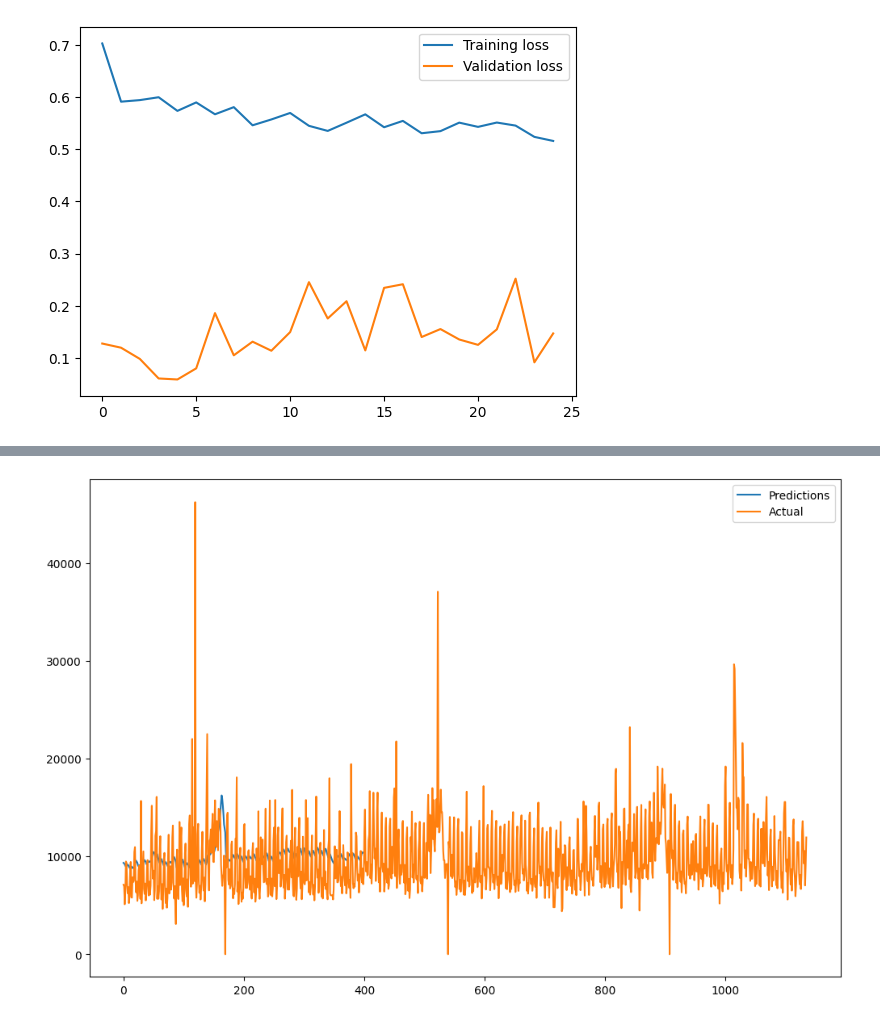
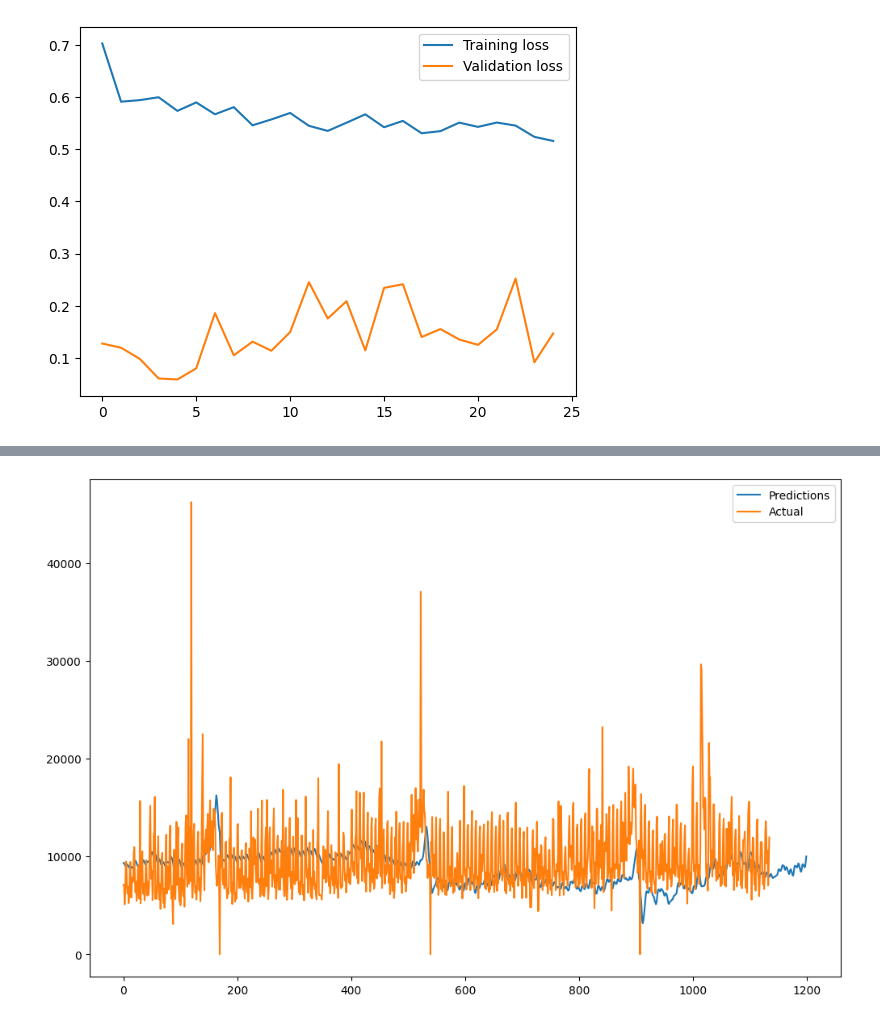
Before and after one commit to lieric90/Store-Sales, a Jupyter notebook: Store Sales Predictions/store_sale_predictions.ipynb, the cells around one changed output, grey strips where cells are left out. Drawn from its saved outputs; the diff is of its cells as text; code cells hidden in the pictures.

```diff
--- a/Store Sales Predictions/store_sale_predictions.ipynb
+++ b/Store Sales Predictions/store_sale_predictions.ipynb
@@ -572,7 +572,7 @@ predictions = []
 # print("LAST_N")
 # print(last_n)
 print(last_n.shape)
-for i in range(400):
+for i in range(1200):
     pred = model.predict(last_n.reshape(-1, n_steps, 4))
     predictions.append(pred[0][0])
     last_n = np.append(last_n[1:], (pred[0][0], train[i+n_steps][1], train[i+n_steps][2], train[i+n_steps][3]))
@@ -620 +620 @@ plt.show()
-[figure, old version]
+[figure, new version]
```
Also changed, not shown: parts of 1 cell of this notebook.
